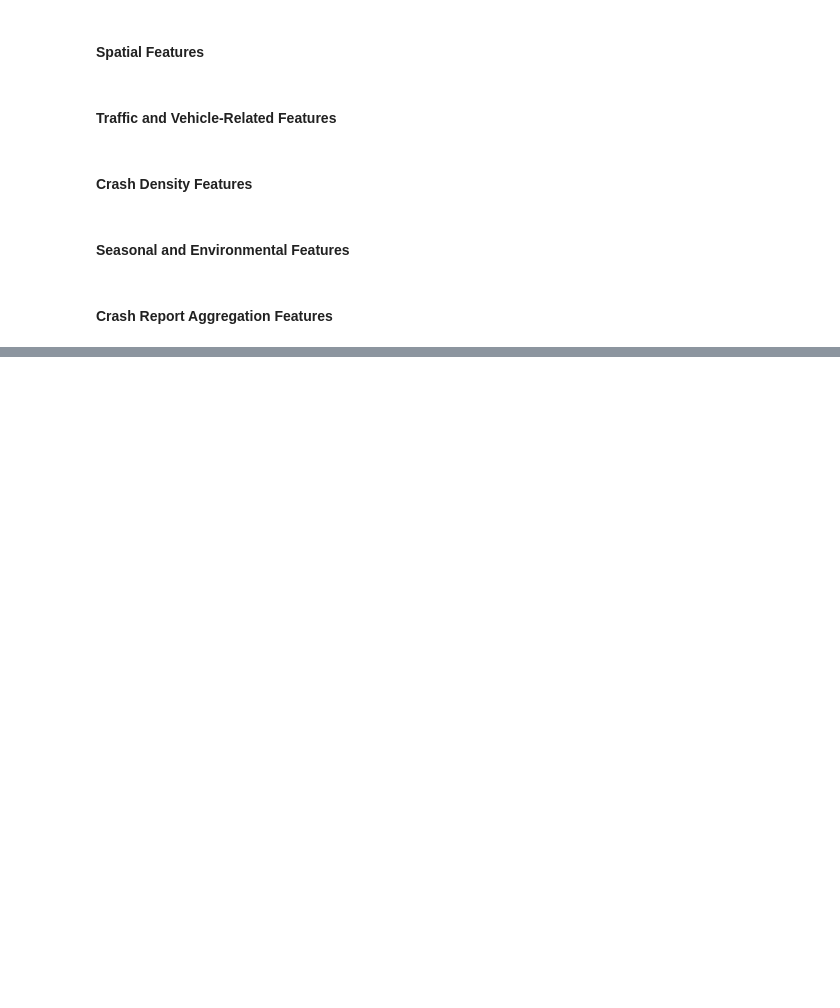
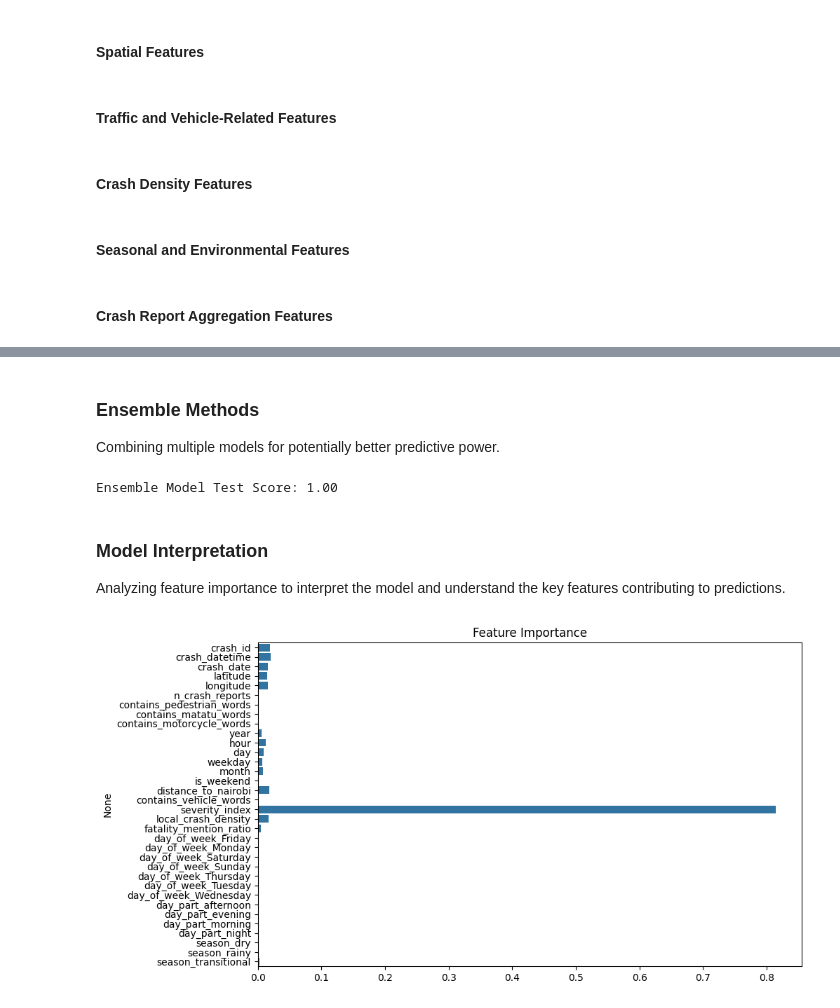
Before and after one commit to MitchMatt/Accidents-in-kenya, a Jupyter notebook: Accidents.ipynb, the cells around one changed output, grey strips where cells are left out. Saved outputs shown, nothing was run; the diff lists cells and outputs as text; code cells hidden in the pictures; blank space fills up the shorter version.

```diff
--- a/Accidents.ipynb
+++ b/Accidents.ipynb
@@ -415,0 +518,14 @@ data['fatality_mention_ratio'] = data['day_part'].map(region_counts)
+# %%
+# Hyperparameter tuning for Random Forest
+param_grid = {
+    'n_estimators': [50, 100, 200],
+    'max_depth': [None, 10, 20, 30],
+    'min_samples_split': [2, 5, 10]
+}
+
+grid_search = GridSearchCV(RandomForestClassifier(random_state=42), param_grid, cv=5, scoring='accuracy')
+grid_search.fit(X_train, y_train)
+
+# Best hyperparameters and score
+print(f'Best parameters: {grid_search.best_params_}')
+print(f'Best cross-validation score: {grid_search.best_score_:.2f}')
@@ -415,0 +578,39 @@ data['fatality_mention_ratio'] = data['day_part'].map(region_counts)
+# %% [markdown]
+### Ensemble Methods
+Combining multiple models for potentially better predictive power.
+# %%
+from sklearn.ensemble import VotingClassifier
+
+# Voting Classifier
+voting_clf = VotingClassifier(
+    estimators=[('lr', LogisticRegression(max_iter=1000)),
+                ('rf', RandomForestClassifier()),
+                ('gb', GradientBoostingClassifier())],
+    voting='soft'
+)
+
+# Fit and evaluate ensemble model
+voting_clf.fit(X_train, y_train)
+ensemble_score = voting_clf.score(X_test, y_test)
+
+print(f'Ensemble Model Test Score: {ensemble_score:.2f}')
+# %% [output]
+Ensemble Model Test Score: 1.00
+# %% [markdown]
+### Model Interpretation
+Analyzing feature importance to interpret the model and understand the key features contributing to predictions.
+# %%
+importances = best_model.feature_importances_  # Or best_model.coef_ for linear models
+features = X_train.columns  # Ensure features match the training data used to fit best_model
+
+# Check if importances and features have the same length. If not, trim importances
+if len(importances) != len(features):
+    importances = importances[:len(features)] # Trim importances to match the length of features
+
+# Plotting feature importances
+plt.figure(figsize=(10, 6))
+sns.barplot(x=importances, y=features)
+plt.title('Feature Importance')
+plt.show()
+# %% [output]
+[figure, added]
```
Also changed, not shown: parts of 35 cells of this notebook.
